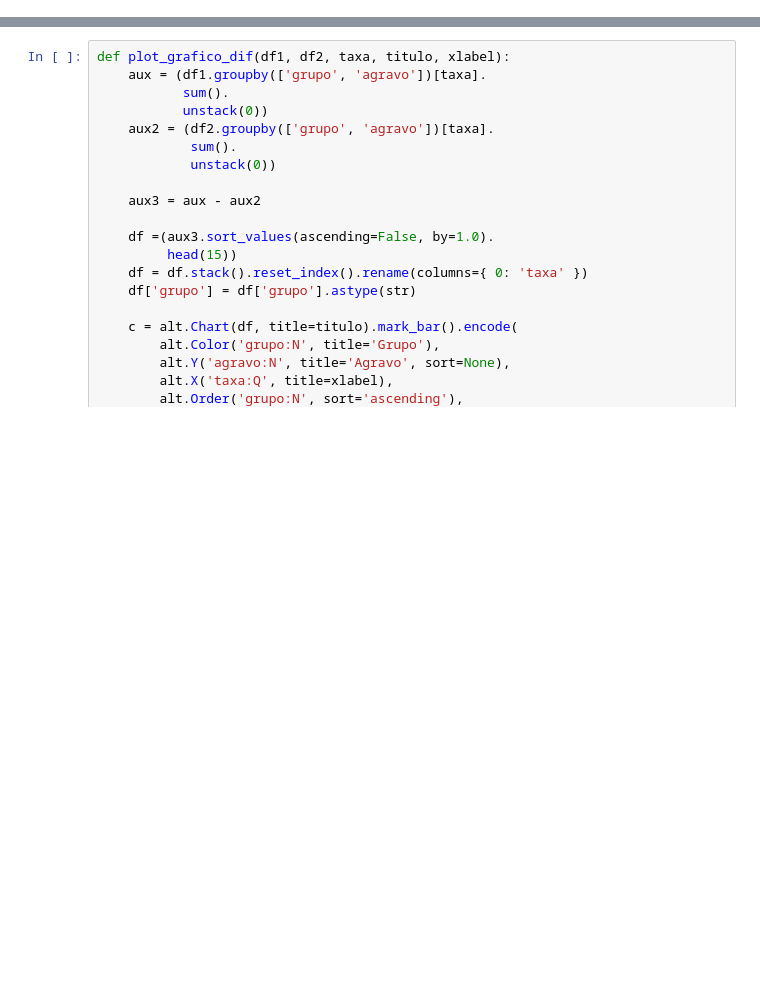
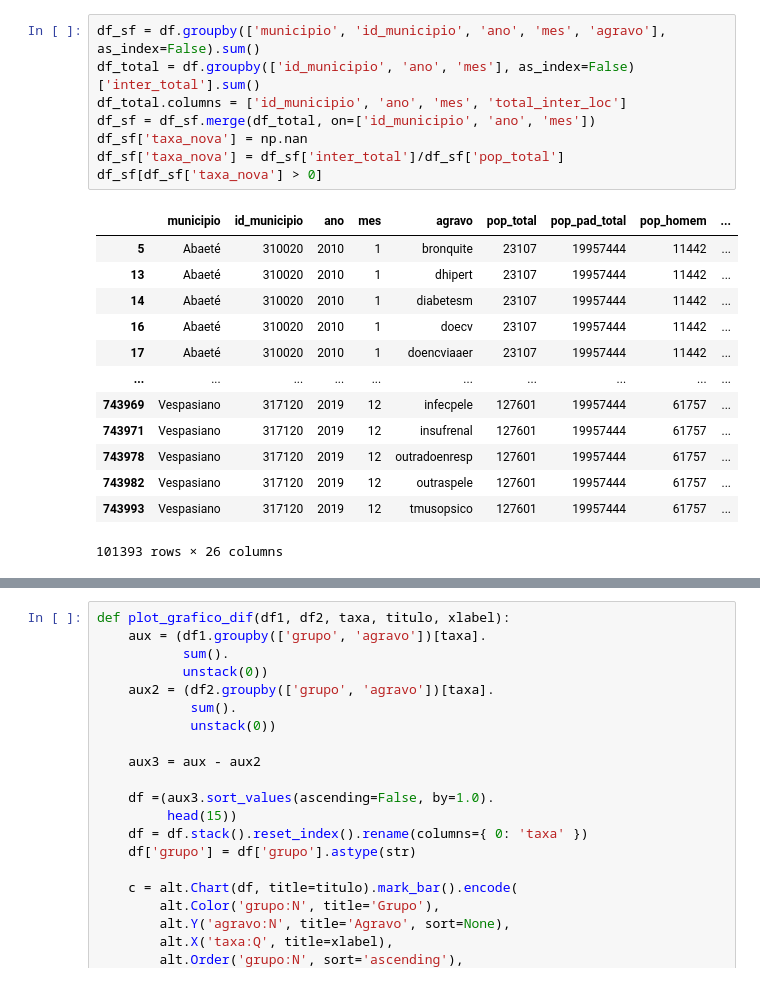
Before and after one commit to uai-ufmg/brumadinho37, a Jupyter notebook: graficos_sih.ipynb, the cells around one changed output, grey strips where cells are left out. Drawn from its saved outputs; the diff is of its cells as text; blank space fills up the shorter version.

```diff
--- a/graficos_sih.ipynb
+++ b/graficos_sih.ipynb
@@ -22,0 +23,22 @@ df
+# %%
+df_sf = df.groupby(['municipio', 'id_municipio', 'ano', 'mes', 'agravo'], as_index=False).sum()
+df_total = df.groupby(['id_municipio', 'ano', 'mes'], as_index=False)['inter_total'].sum()
+df_total.columns = ['id_municipio', 'ano', 'mes', 'total_inter_loc']
+df_sf = df_sf.merge(df_total, on=['id_municipio', 'ano', 'mes'])
+df_sf['taxa_nova'] = np.nan
+df_sf['taxa_nova'] = df_sf['inter_total']/df_sf['pop_total']
+df_sf[df_sf['taxa_nova'] > 0]
+# %% [output]
+|  | municipio | id_municipio | ano | mes | agravo | pop_total | pop_pad_total | pop_homem | ... |
+| 5 | Abaeté | 310020 | 2010 | 1 | bronquite | 23107 | 19957444 | 11442 | ... |
+| 13 | Abaeté | 310020 | 2010 | 1 | dhipert | 23107 | 19957444 | 11442 | ... |
+| 14 | Abaeté | 310020 | 2010 | 1 | diabetesm | 23107 | 19957444 | 11442 | ... |
+| 16 | Abaeté | 310020 | 2010 | 1 | doecv | 23107 | 19957444 | 11442 | ... |
+| 17 | Abaeté | 310020 | 2010 | 1 | doencviaaer | 23107 | 19957444 | 11442 | ... |
+| ... | ... | ... | ... | ... | ... | ... | ... | ... | ... |
+| 743969 | Vespasiano | 317120 | 2019 | 12 | infecpele | 127601 | 19957444 | 61757 | ... |
+| 743971 | Vespasiano | 317120 | 2019 | 12 | insufrenal | 127601 | 19957444 | 61757 | ... |
+| 743978 | Vespasiano | 317120 | 2019 | 12 | outradoenresp | 127601 | 19957444 | 61757 | ... |
+| 743982 | Vespasiano | 317120 | 2019 | 12 | outraspele | 127601 | 19957444 | 61757 | ... |
+| 743993 | Vespasiano | 317120 | 2019 | 12 | tmusopsico | 127601 | 19957444 | 61757 | ... |
+101393 rows × 26 columns
```
Also changed, not shown: parts of 6 cells of this notebook, 13 other files.
